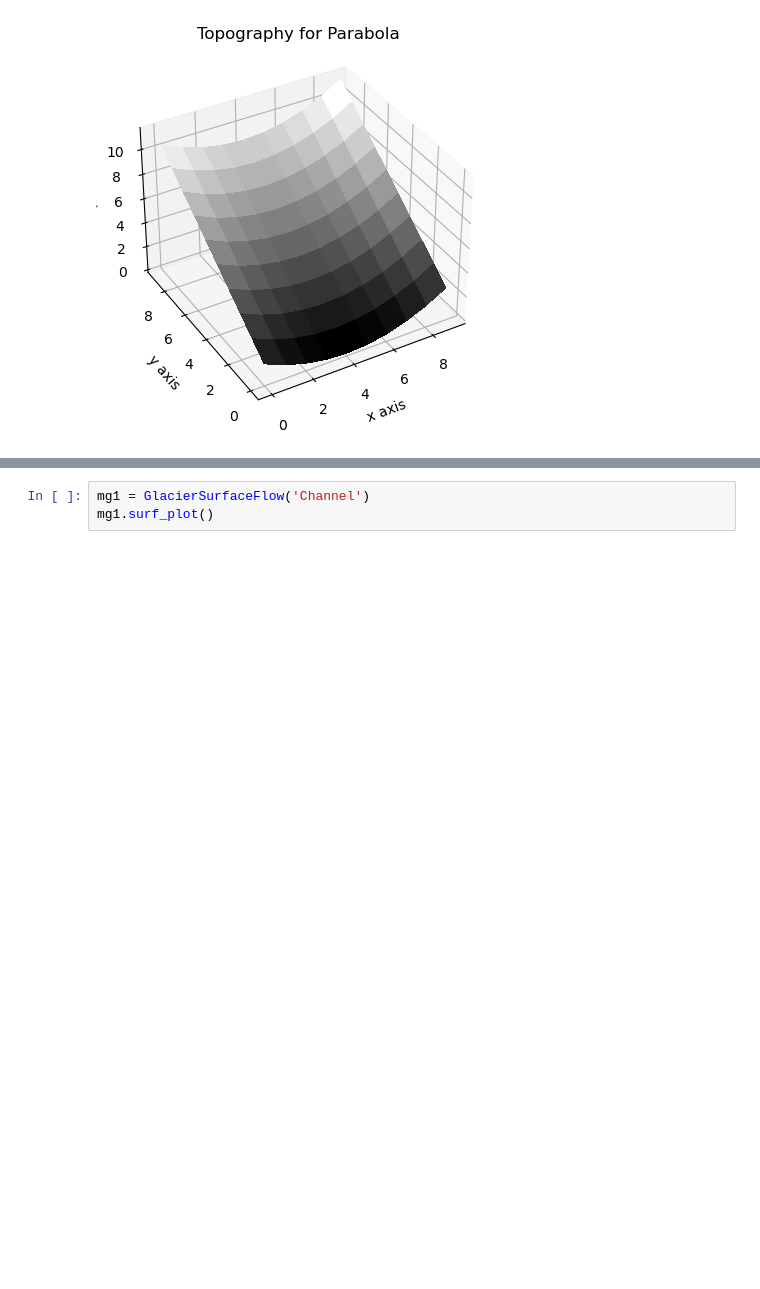
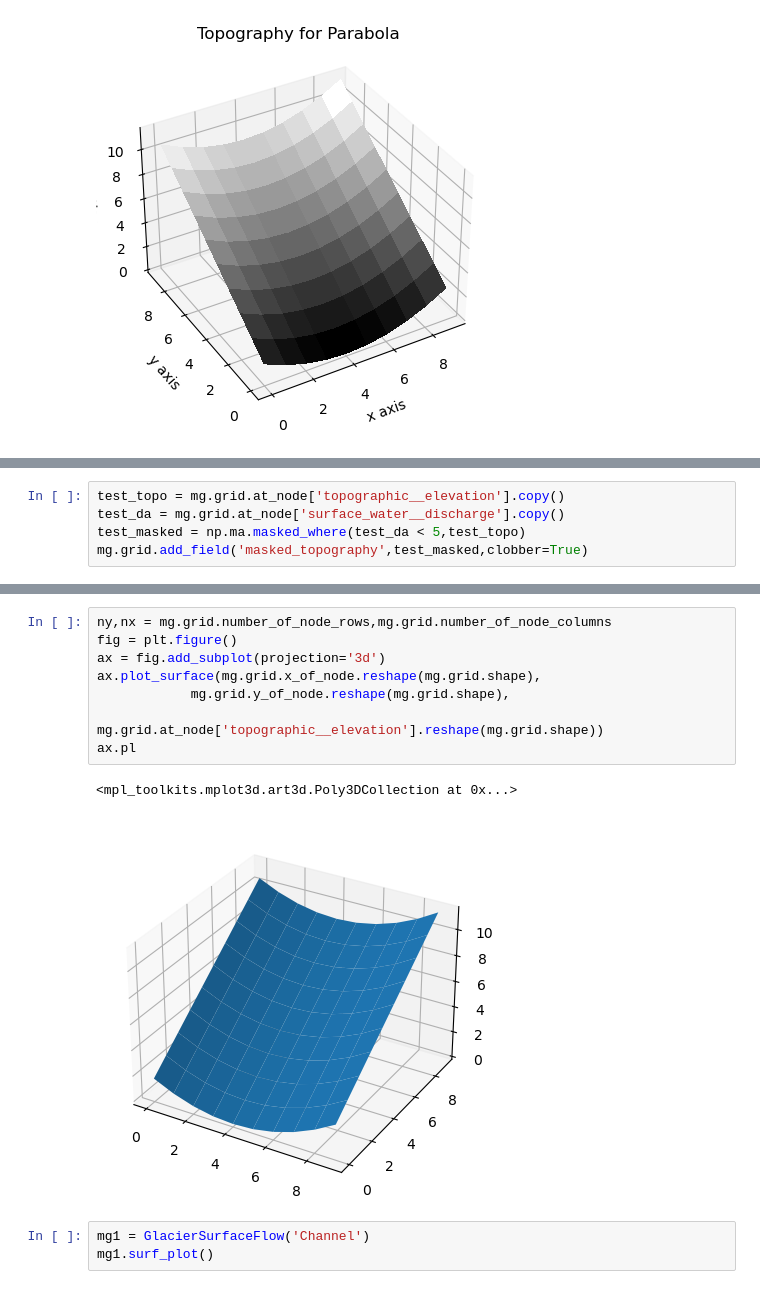
Before and after one commit to csdms-espin/ESPIn_2023_glacial_water_routing, a Jupyter notebook: MeltwaterRunoff.ipynb, the cells around one changed output, grey strips where cells are left out. Cells and saved outputs as stored; diff of their text form; blank space fills up the shorter version.

```diff
--- a/MeltwaterRunoff.ipynb
+++ b/MeltwaterRunoff.ipynb
@@ -110,0 +26,5 @@ mg.surf_plot()
+# %%
+test_topo = mg.grid.at_node['topographic__elevation'].copy()
+test_da = mg.grid.at_node['surface_water__discharge'].copy()
+test_masked = np.ma.masked_where(test_da < 5,test_topo)
+mg.grid.add_field('masked_topography',test_masked,clobber=True)
@@ -111,3 +43,14 @@ mg.surf_plot()
+# %%
+ny,nx = mg.grid.number_of_node_rows,mg.grid.number_of_node_columns
+fig = plt.figure()
+ax = fig.add_subplot(projection='3d')
+ax.plot_surface(mg.grid.x_of_node.reshape(mg.grid.shape),
+            mg.grid.y_of_node.reshape(mg.grid.shape),
+                mg.grid.at_node['topographic__elevation'].reshape(mg.grid.shape))
+ax.pl
+# %% [output]
+<mpl_toolkits.mplot3d.art3d.Poly3DCollection at 0x...>
+[figure, added]
 # %%
 mg1 = GlacierSurfaceFlow('Channel')
 mg1.surf_plot()
```
Also changed, not shown: parts of 5 cells of this notebook, 1 other file.
